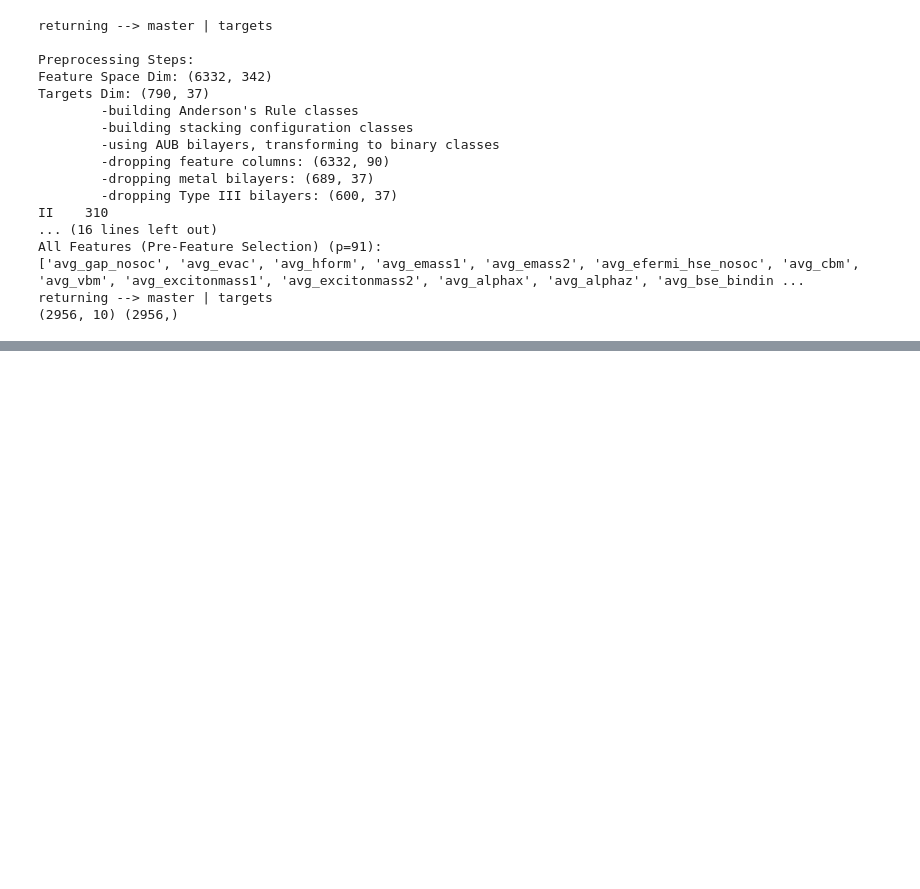
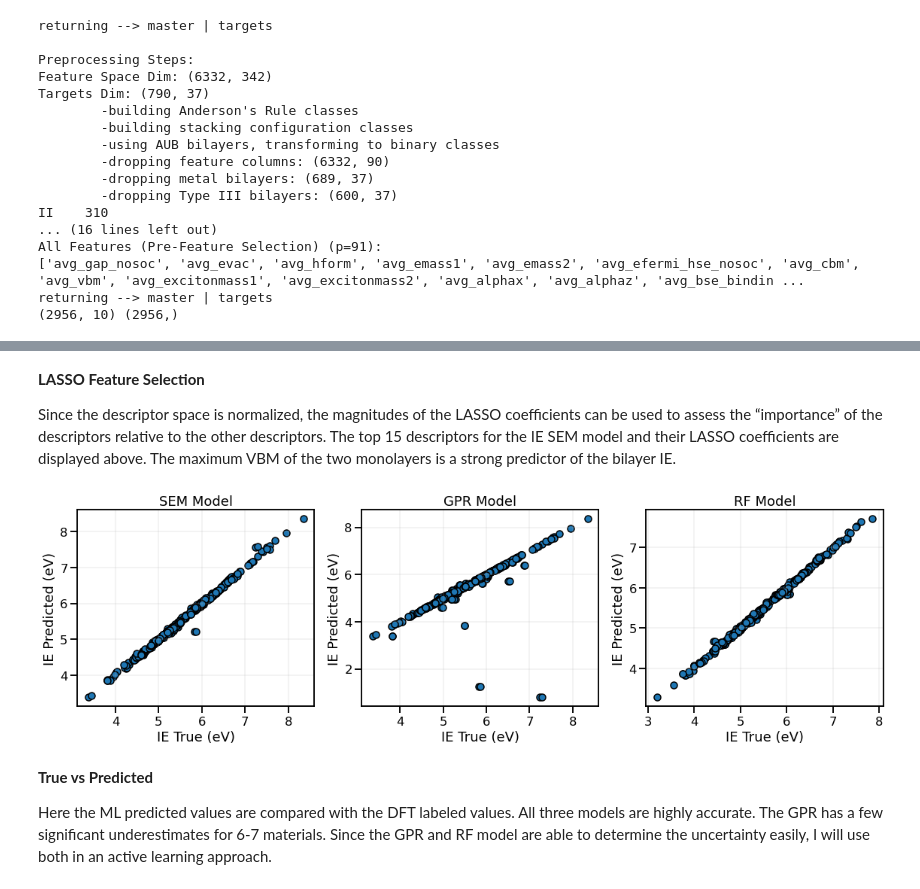
Before and after one commit to dwillhelm/ActiveHetML, a Jupyter notebook: notebooks/02-machine_learning.ipynb, the cells around one changed output, grey strips where cells are left out. Drawn from its saved outputs; the diff is of its cells as text; code cells hidden in the pictures; blank space fills up the shorter version.

```diff
--- a/notebooks/02-machine_learning.ipynb
+++ b/notebooks/02-machine_learning.ipynb
@@ -85,3 +93,9 @@ from sklearn.ensemble import GradientBoostingRegressor
 from sklearn.svm import SVR
 from sklearn.ensemble import StackingRegressor
 from sklearn.gaussian_process import GaussianProcessRegressor
+from sklearn.metrics import mean_absolute_error
+
+
+from lolopy.learners import RandomForestRegressor
+
+res = dict()
@@ -318,0 +319,12 @@ mean_absolute_error(ytest, best_rf.predict(xtest))
+# %%
+best_rf = cv_score_rf.pop('estimator')[ cv_score_rf['test_score'].argmin() ]
+best_rf.score(xtest, ytest)
+
+y_pred = best_rf.fit(xtrain.to_numpy(), ytrain.to_numpy()).predict(xtest.to_numpy())
+
+res['RF'] = {
+    'cv_mean'       : cv_score_gpr['test_score'].mean(),
+    'cv_std'        : cv_score_gpr['test_score'].std(),
+    'test_mae'      : mean_absolute_error(ytest, y_pred),
+    'parity_plot'   : np.column_stack((ytest, y_pred))
+}
@@ -318,0 +337,35 @@ mean_absolute_error(ytest, best_rf.predict(xtest))
+# %% [markdown]
+**LASSO Feature Selection**
+
+Since the descriptor space is normalized, the magnitudes of the LASSO coefficients can be used to assess the “importance” of the descriptors relative to the other descriptors. The top 15 descriptors for the IE SEM model and their LASSO coefficients are displayed above. The maximum VBM of the two monolayers is a strong predictor of the bilayer IE.
+# %%
+# plot pairity plots of true vs predicted for each model
+
+sb.set_context('talk')
+fig, axes = plt.subplots(1,3, figsize=plotters.fs()*[3,1])
+
+ax = axes[0]
+out = res['SEM']['parity_plot']
+ax.scatter(out[:,0], out[:,1], ec='k')
+plotters.myax(ax, 'IE True (eV)', 'IE Predicted (eV)')
+ax.set_title('SEM Model')
+
+ax = axes[1]
+out = res['GPR']['parity_plot']
+ax.scatter(out[:,0], out[:,1], ec='k')
+plotters.myax(ax, 'IE True (eV)', 'IE Predicted (eV)')
+ax.set_title('GPR Model')
+
+ax = axes[2]
+out = res['RF']['parity_plot']
+ax.scatter(out[:,0], out[:,1], ec='k')
+plotters.myax(ax, 'IE True (eV)', 'IE Predicted (eV)')
+ax.set_title('RF Model')
+
+plt.show()
+# %% [output]
+[figure, added]
+# %% [markdown]
+**True vs Predicted**
+
+Here the ML predicted values are compared with the DFT labeled values. All three models are highly accurate. The GPR has a few significant underestimates for 6-7 materials. Since the GPR and RF model are able to determine the uncertainty easily, I will use both in an active learning approach.
```
Also changed, not shown: parts of 18 cells of this notebook, 1 other file.
